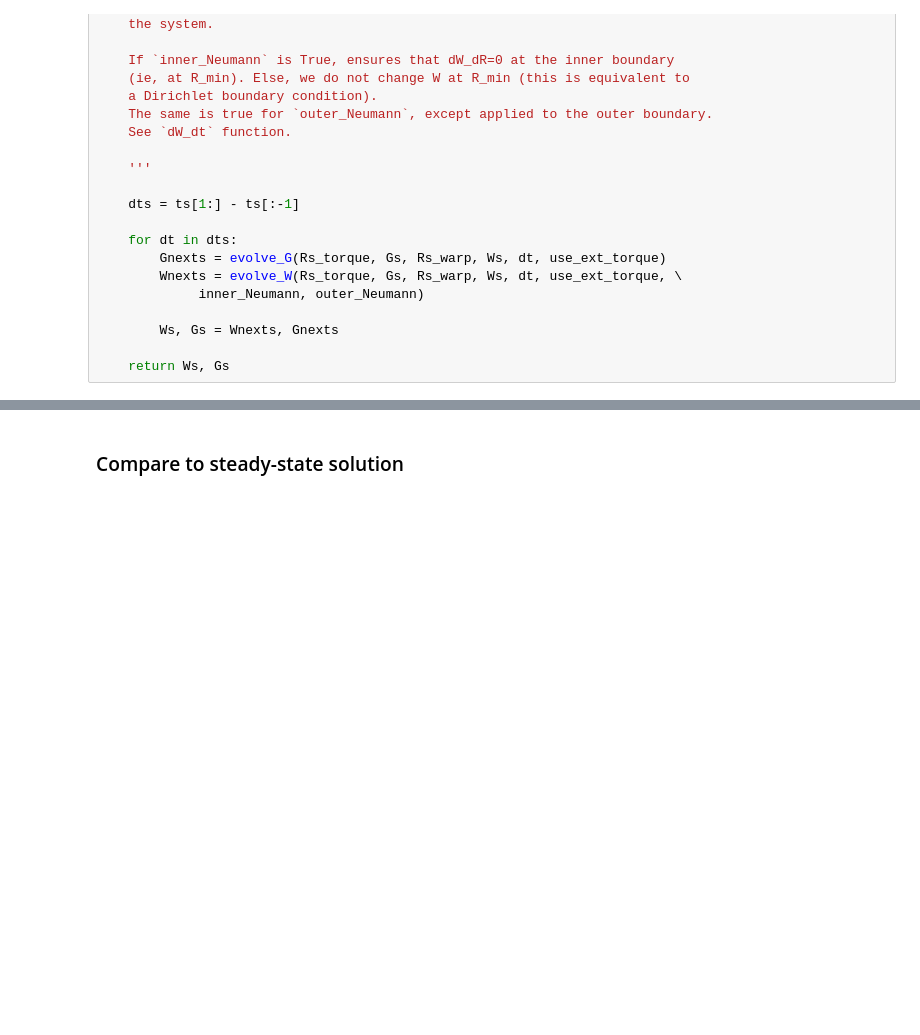
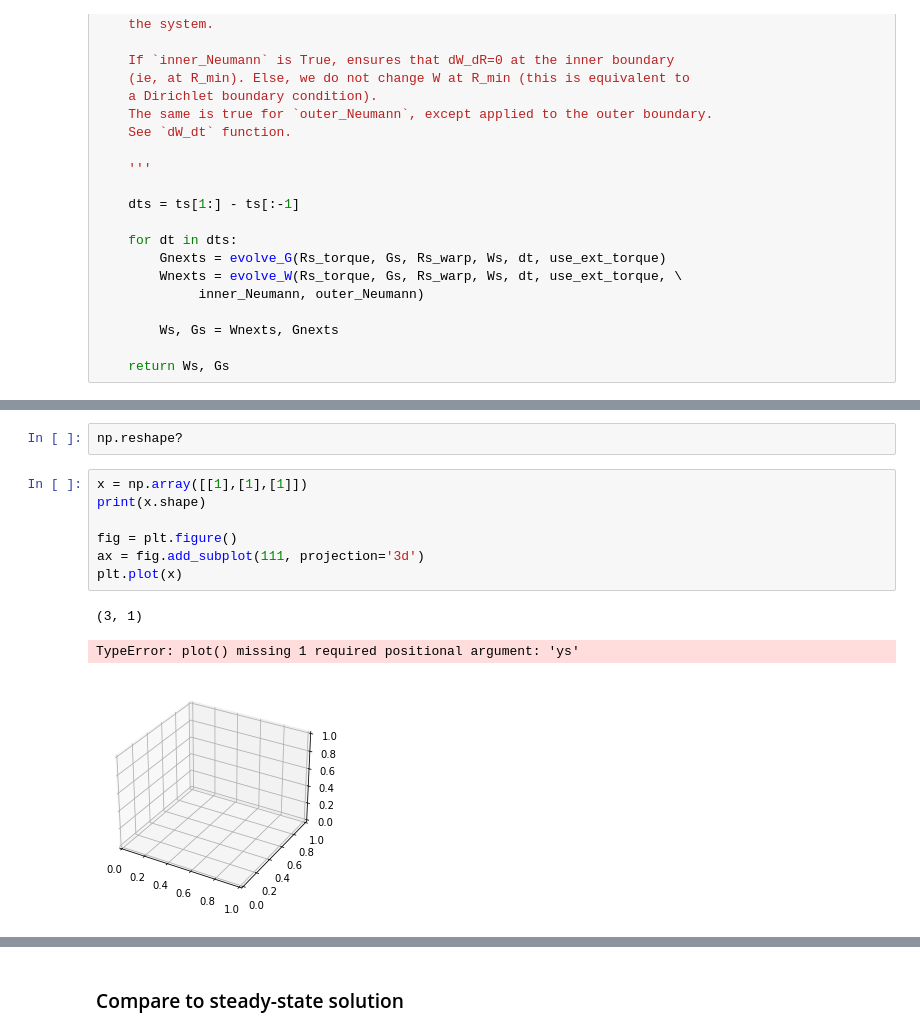
Before and after one commit to Jupiter1994/warped-disks, a Jupyter notebook: reduced-eqs-planets.ipynb, the cells around one changed output, grey strips where cells are left out. Drawn from its saved outputs; the diff is of its cells as text; blank space fills up the shorter version.

```diff
--- a/reduced-eqs-planets.ipynb
+++ b/reduced-eqs-planets.ipynb
@@ -409,0 +415,13 @@ plt.show()
+# %%
+np.reshape?
+# %%
+x = np.array([[1],[1],[1]])
+print(x.shape)
+
+fig = plt.figure()
+ax = fig.add_subplot(111, projection='3d')
+plt.plot(x)
+# %% [output]
+(3, 1)
+TypeError: plot() missing 1 required positional argument: 'ys'
+[figure, added]
```
Also changed, not shown: parts of 8 cells of this notebook.
